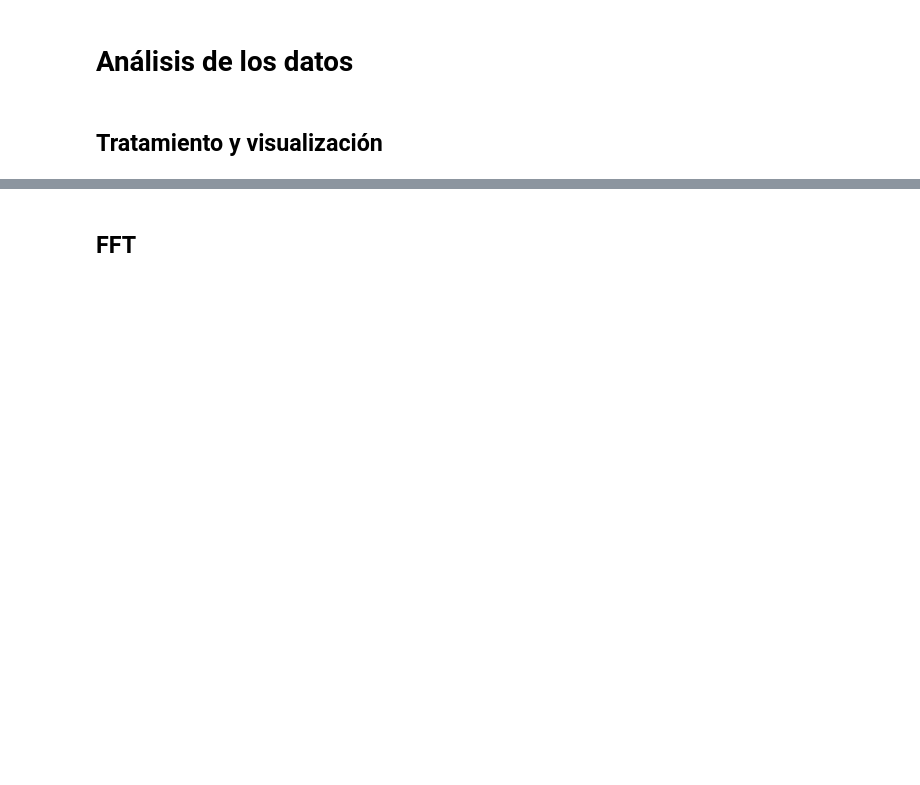
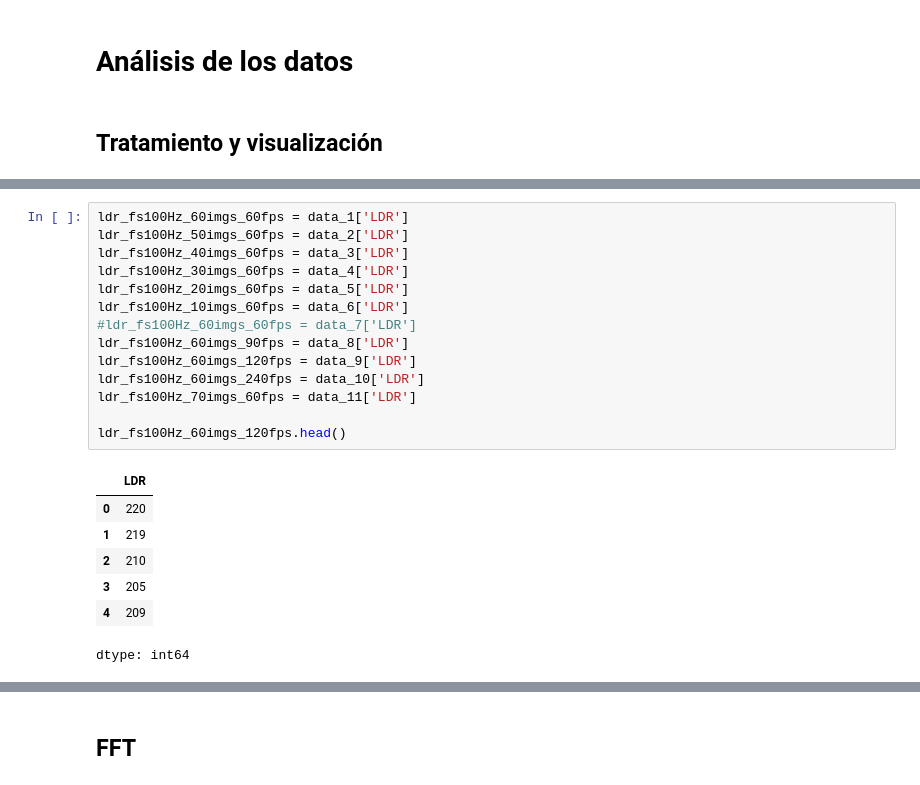
Before and after one commit to alex20022000/Signal_Processing_Project_Ciani-Dalle_Rive_Prieto, a Jupyter notebook: 01_Signal_Processing_Ciani+Dalle_Rive_Prieto.ipynb, the cells around one changed output, grey strips where cells are left out. Drawn from its saved outputs; the diff is of its cells as text; blank space fills up the shorter version.

```diff
--- a/01_Signal_Processing_Ciani+Dalle_Rive_Prieto.ipynb
+++ b/01_Signal_Processing_Ciani+Dalle_Rive_Prieto.ipynb
@@ -136 +190,23 @@ dtype: int64
+# %%
+ldr_fs100Hz_60imgs_60fps = data_1['LDR']
+ldr_fs100Hz_50imgs_60fps = data_2['LDR']
+ldr_fs100Hz_40imgs_60fps = data_3['LDR']
+ldr_fs100Hz_30imgs_60fps = data_4['LDR']
+ldr_fs100Hz_20imgs_60fps = data_5['LDR']
+ldr_fs100Hz_10imgs_60fps = data_6['LDR']
+#ldr_fs100Hz_60imgs_60fps = data_7['LDR']
+ldr_fs100Hz_60imgs_90fps = data_8['LDR']
+ldr_fs100Hz_60imgs_120fps = data_9['LDR']
+ldr_fs100Hz_60imgs_240fps = data_10['LDR']
+ldr_fs100Hz_70imgs_60fps = data_11['LDR']
+
+ldr_fs100Hz_60imgs_120fps.head()
+# %% [output]
+|  | LDR |
+| 0 | 220 |
+| 1 | 219 |
+| 2 | 210 |
+| 3 | 205 |
+| 4 | 209 |
+dtype: int64
 # %%
```
Also changed, not shown: parts of 14 cells of this notebook.
